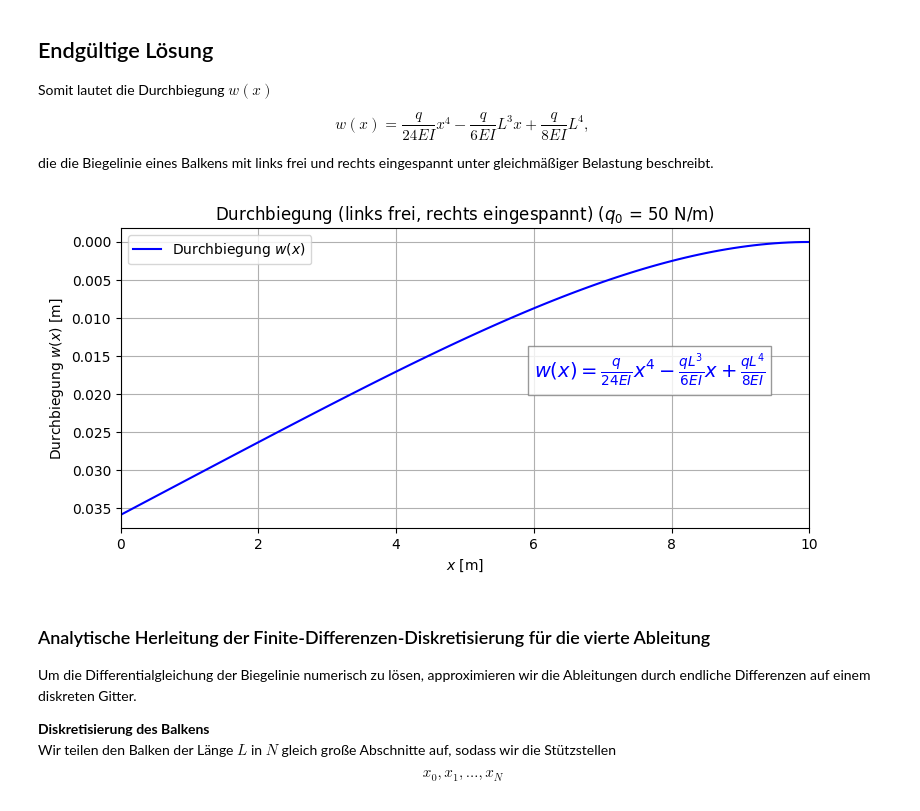
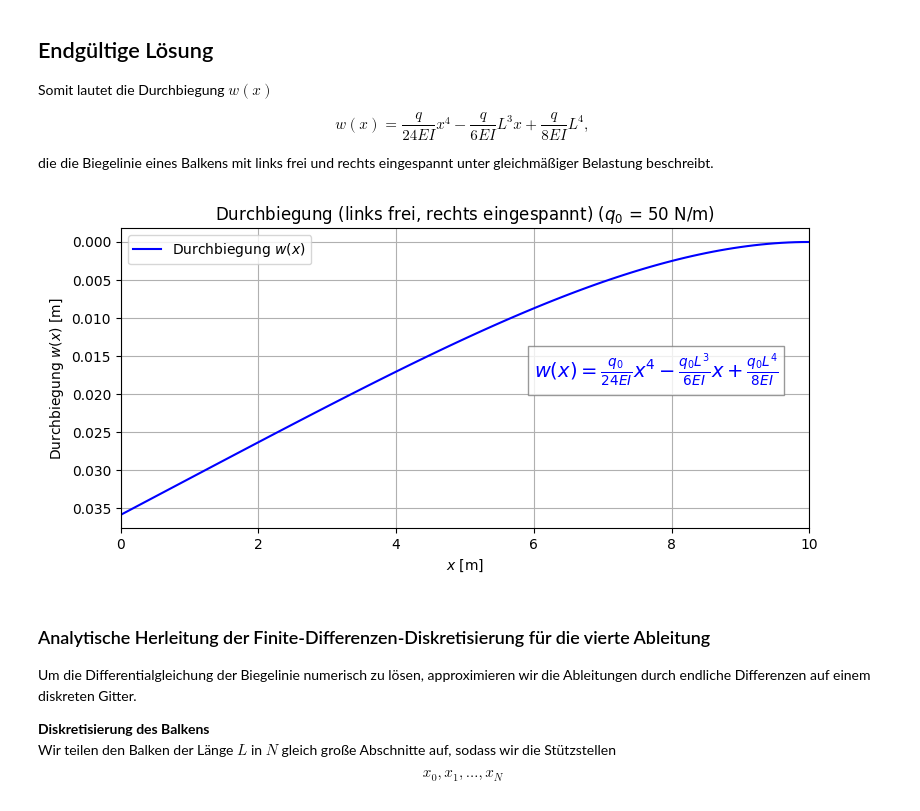
Before and after one commit to AhmedHossamMido/projektarbeit, a Jupyter notebook: projektdatei.ipynb, the cells around one changed output. Cells and saved outputs as stored; diff of their text form; code cells hidden in the pictures.

```diff
--- a/projektdatei.ipynb
+++ b/projektdatei.ipynb
@@ -992,12 +1004,12 @@ die die Biegelinie eines Balkens mit links frei und rechts eingespannt unter gle
 # %%
 # --- Links frei, rechts eingespannt ---
 w_expr = lambda x: (q0 / (24 * EI)) * x**4 - (q0 * L**3 / (6 * EI)) * x + (q0 * L**4 / (8 * EI))
 beam_color = beam_colors[2]
 title = f'Durchbiegung (links frei, rechts eingespannt) ($q_0$ = {q0} N/m)'
-formula_text = r'$w(x) = \frac{q}{24EI} x^{4} - \frac{qL^{3}}{6EI} x + \frac{qL^{4}}{8EI}$'
+formula_text = r'$w(x) = \frac{q_0}{24EI} x^{4} - \frac{q_0L^{3}}{6EI} x + \frac{q_0L^{4}}{8EI}$'
 text_pos = (0.6 * L, 0.5)
 text_color = 'blue'
 
 plot_durchbiegung(x, w_expr, beam_color, title, formula_text, text_pos, text_color)
 # %% [output]
-[figure, old version]
+[figure, new version]
```
Also changed, not shown: parts of 23 cells of this notebook.
